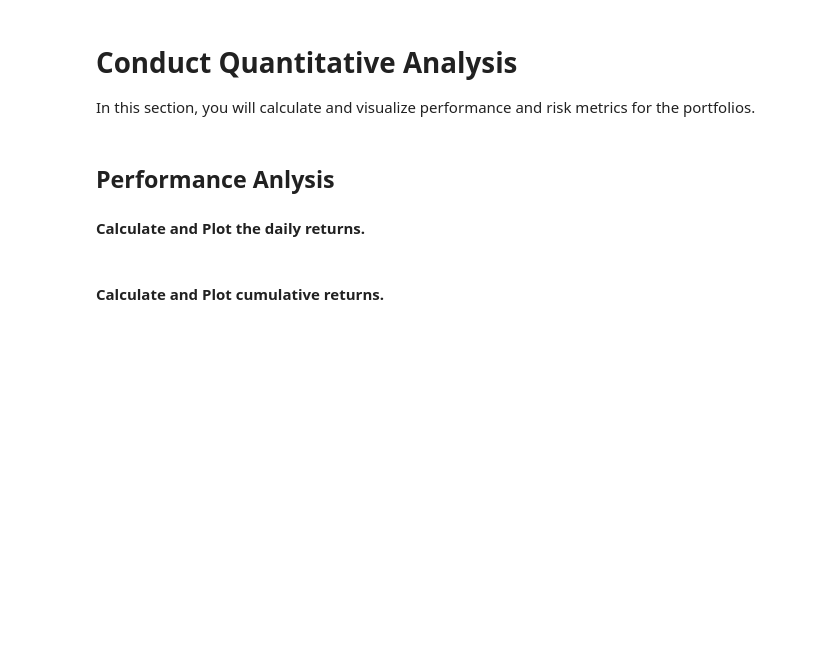
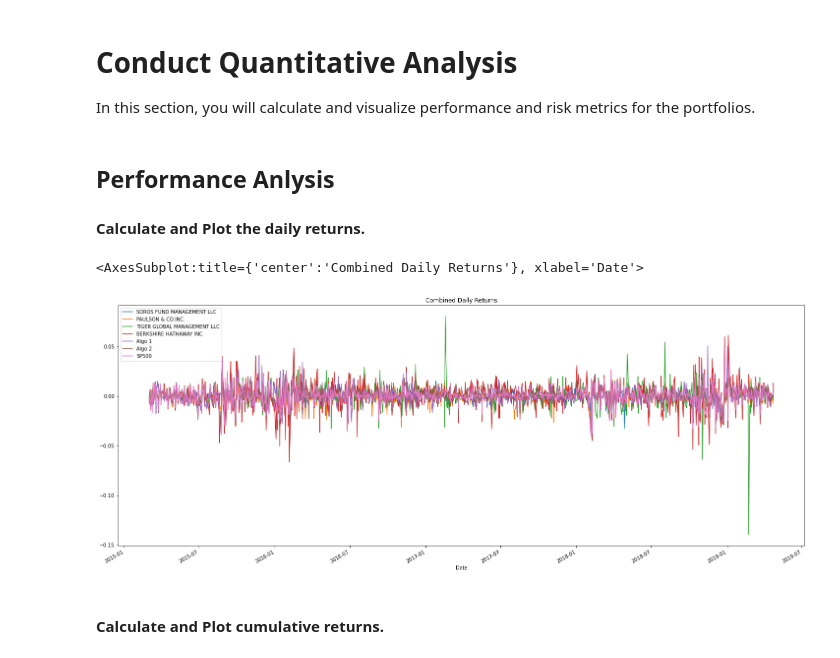
Before and after one commit to Luke-Mac/whale_off_portfolio, a Jupyter notebook: whale_analysis.ipynb, the cells around one changed output. Cells and saved outputs as stored; diff of their text form; code cells hidden in the pictures; blank space fills up the shorter version.

```diff
--- a/whale_analysis.ipynb
+++ b/whale_analysis.ipynb
@@ -163,6 +190,11 @@ In this section, you will calculate and visualize performance and risk metrics f
 #### Calculate and Plot the daily returns.
 # %%
 # Plot daily returns of all portfolios
+
+combined_df.plot(figsize=(25,10), title="Combined Daily Returns")
+# %% [output]
+<AxesSubplot:title={'center':'Combined Daily Returns'}, xlabel='Date'>
+[figure, added]
 # %% [markdown]
 #### Calculate and Plot cumulative returns.
 # %%
```
Also changed, not shown: parts of 13 cells of this notebook.
